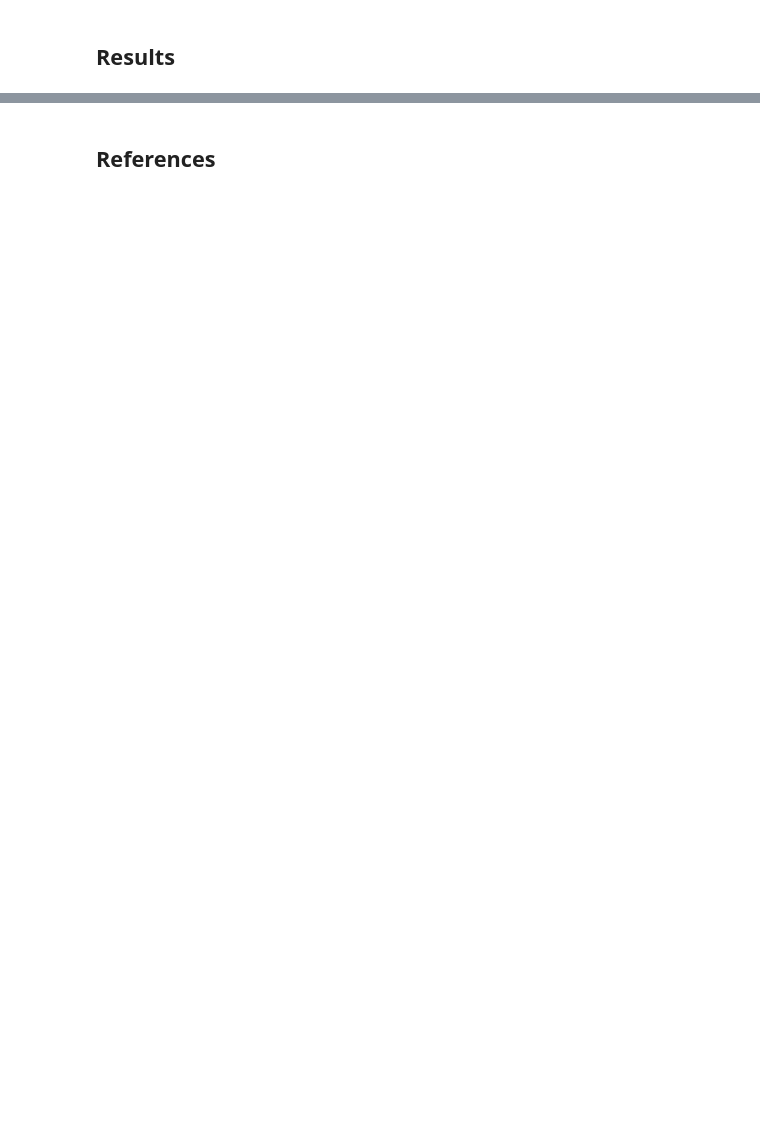
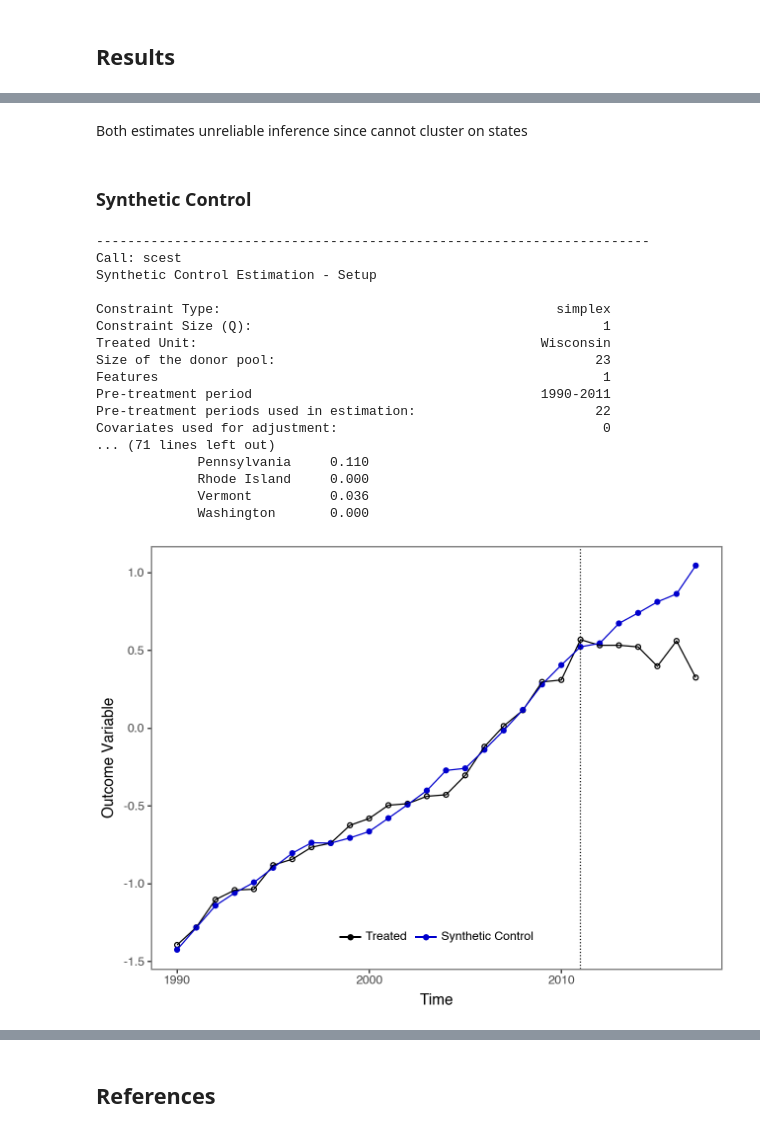
Before and after one commit to ricochn02/526-project, a Jupyter notebook: report.ipynb, the cells around one changed output, grey strips where cells are left out. Cells and saved outputs as stored; diff of their text form; code cells hidden in the pictures; blank space fills up the shorter version.

```diff
--- a/report.ipynb
+++ b/report.ipynb
@@ -49,0 +61,13 @@ Control for state politics?
+# %%
+# Read state policy data
+df = pd.read_csv('data/cspp_data_2025-11-20.csv')
+df.columns
+df
+
+# Read NEA teacher salary data
+salaries_df_wide = pd.read_csv('data/teacher_salaries.csv')
+salaries_df = pd.melt(salaries_df_wide, id_vars = ['State'], var_name = 'Year', value_name = 'Salary')
+salaries_df.rename(columns = {'State': 'state', 'Year': 'year', 'Salary': 'salary'}, inplace = True)
+
+salaries_df['year'] = salaries_df['year'].astype(int)
+salaries_df['salary'] = salaries_df['salary'].replace({',': ''}, regex=True).astype(int)
@@ -49,0 +222,4 @@ Control for state politics?
+# %% [markdown]
+Both estimates unreliable inference since cannot cluster on states
+# %% [markdown]
+### Synthetic Control
@@ -49,0 +233,44 @@ Control for state politics?
+# %%
+# Prepare data
+df["wisconsin"] = (df["st"] == 'WI')
+df["after_treatment"] = df["year"] > 2011
+
+# Scale data since salary large values, otherwise scpi package can't calcluate
+scaler = StandardScaler()
+df["salary_scaled"] = scaler.fit_transform(df[["salary"]])
+# %%
+# Weights and estimates
+scdf = scdata(df = df, id_var= "state", time_var="year", outcome_var="salary_scaled",
+              period_pre=df.query("not after_treatment").year.unique(),
+              period_post=df.query("after_treatment").year.unique(),
+              unit_tr='Wisconsin',
+              unit_co=df.query("not wisconsin").state.unique(),
+              features=["salary_scaled"],
+              cov_adj=None,
+              cointegrated_data=True,
+              constant=False)
+
+est_si = scest(scdf, w_constr={'name': "simplex"})
+print(est_si)
+est_si2 = scest(scdf, w_constr={'p': 'L1', 'dir': '==', 'Q': 1, 'lb': 0})
+print(est_si2)
+scplot(est_si)
+# %% [output]
+-----------------------------------------------------------------------
+Call: scest
+Synthetic Control Estimation - Setup
+
+Constraint Type:                                           simplex
+Constraint Size (Q):                                             1
+Treated Unit:                                            Wisconsin
+Size of the donor pool:                                         23
+Features                                                         1
+Pre-treatment period                                     1990-2011
+Pre-treatment periods used in estimation:                       22
+Covariates used for adjustment:                                  0
+... (71 lines left out)
+             Pennsylvania     0.110
+             Rhode Island     0.000
+             Vermont          0.036
+             Washington       0.000
+[figure, added]
```
Also changed, not shown: parts of 28 cells of this notebook.
